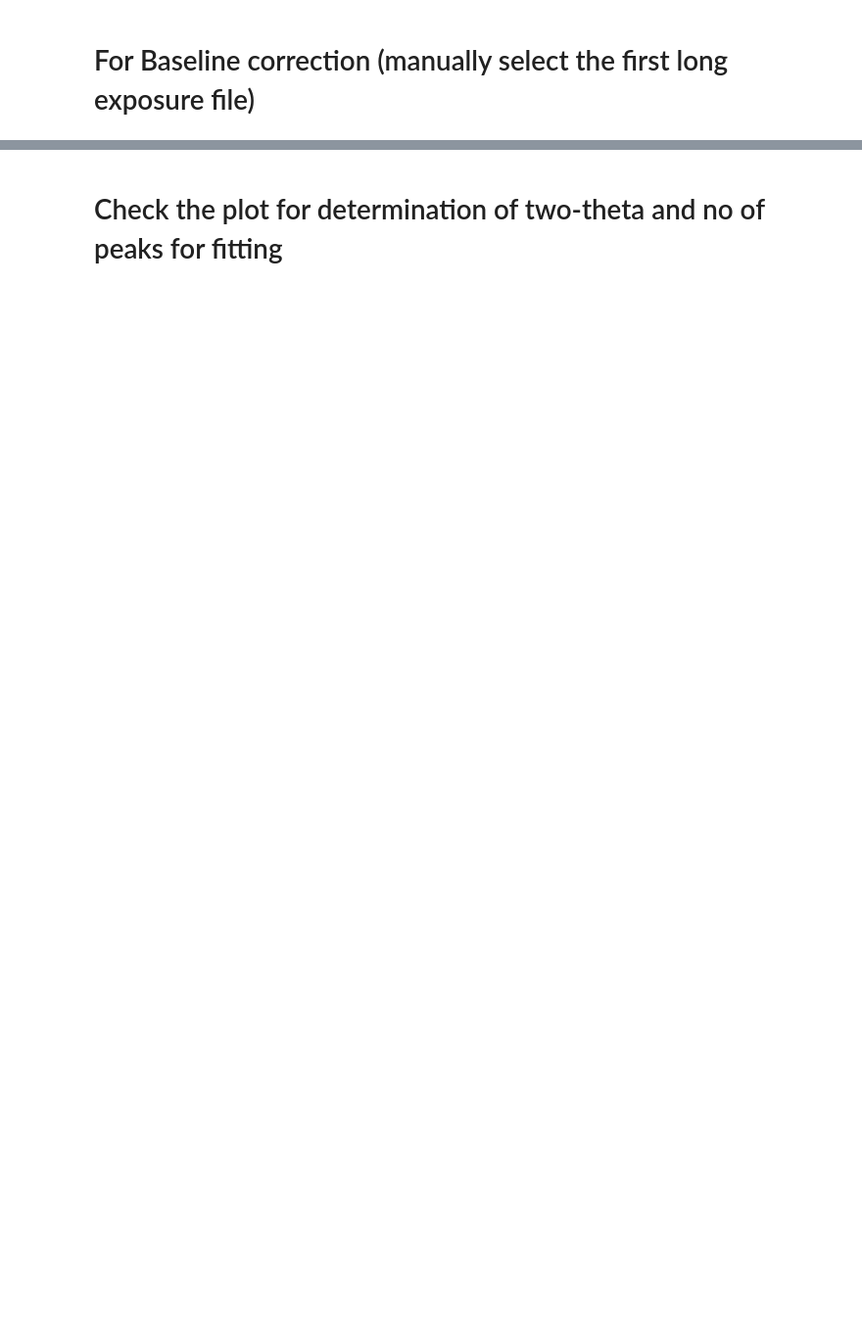
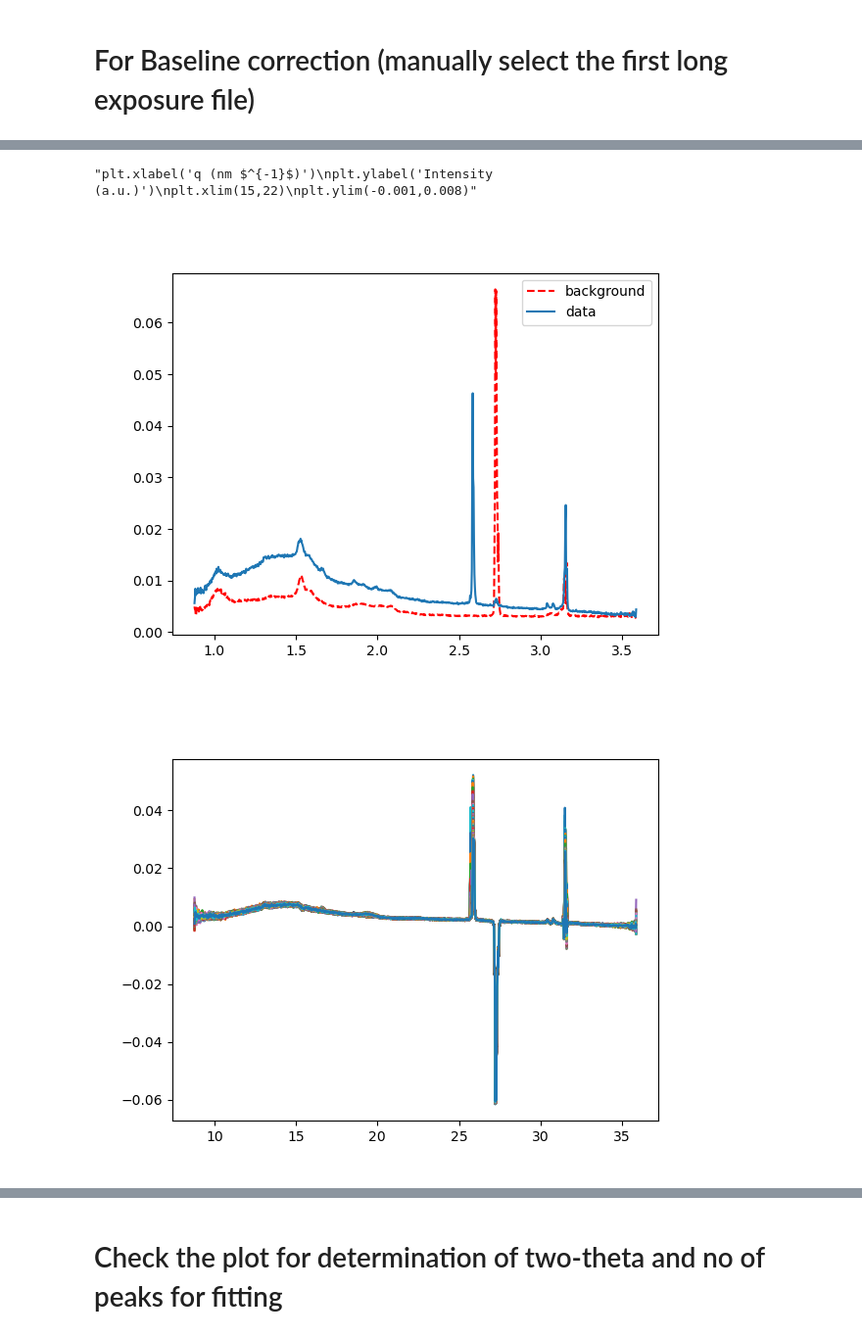
Before and after one commit to PronoyDutta/SAXS_WAXS, a Jupyter notebook: fitting_data.ipynb, the cells around one changed output, grey strips where cells are left out. Shown at 98% size. Cells and saved outputs as stored; diff of their text form; code cells hidden in the pictures; blank space fills up the shorter version.

```diff
--- a/fitting_data.ipynb
+++ b/fitting_data.ipynb
@@ -243,0 +237,73 @@ Reading file: beckground_with_Al_WAXS.dat
+# %%
+plt.figure()
+background_file = glob.glob('*_Al_WAXS.dat')
+
+for input in background_file:
+    a1,a2,background = read_data(input)
+# print(background.iloc[:,0])
+plt.plot(background.iloc[:,0], 1*background.iloc[:,1], 'r--', label = 'background')
+plt.plot(file_dictionary[1].iloc[:,0],file_dictionary[1].iloc[:,1], label = 'data')
+plt.legend()
+plt.figure()
+
+empty_cell_corrected_waxs_files = {}
+
+for ikey in file_dictionary:
+    X_data = 10*file_dictionary[ikey].iloc[:,0] # multipled by 10 to convert from inverse Angstrom to inverse nanometer
+    Y_data = file_dictionary[ikey].iloc[:,1]
+    modified_Y = Y_data - 1* background.iloc[:,1]
+    plt.plot(X_data, modified_Y)
+    df = pd.DataFrame({'X_data': X_data, 'Modified_Y': modified_Y})
+    empty_cell_corrected_waxs_files[ikey] = df
+
+#filter the range for the WAXS
+filtered_X_range_min = np.max(np.where(X_data <= 10))
+filtered_X_range_max = np.max(np.where(X_data <= 25))
+print(empty_cell_corrected_waxs_files[1])
+print(f"filtered position: {filtered_X_range_min}, {filtered_X_range_max}, value: {X_data[filtered_X_range_min]}, {X_data[filtered_X_range_max]}")
+
+                                  # Substract a polynomial over the empty cell corrected files #
+
+
+# Create an average over the first four files for background generation
+for files in range(1,5):
+    if files == 1:
+        x_data = empty_cell_corrected_waxs_files[files].iloc[filtered_X_range_min:filtered_X_range_max,0]
+        y_data = empty_cell_corrected_waxs_files[files].iloc[filtered_X_range_min:filtered_X_range,1]
+    else:
+         x_data += empty_cell_corrected_waxs_files[files].iloc[filtered_X_range_min:filtered_X_range,0]
+         y_data += empty_cell_corrected_waxs_files[files].iloc[filtered_X_range_min:filtered_X_range,1]
+
+# average over the summed data
+x_data = x_data/4
+y_data = y_data/4
+
+plt.figure()
+plt.title("Filtered data range before and after background correction")
+baseline_filter = Baseline(x_data = x_data)
+baseline = baseline_filter.modpoly(y_data, poly_order= 10)[0]
+# print(baseline)
+modified_y = y_data-baseline
+plt.plot(x_data, y_data)
+plt.plot(x_data, baseline)
+plt.plot(x_data, modified_y)
+print(empty_cell_corrected_waxs_files[1].iloc[:,1])
+plt.figure()
+plt.title("Background corrected with empty cell")
+# Create new file dictionary with corrected spectra
+corrected_waxs_files = {}
+for ikey in range(1,4):
+    X_values = empty_cell_corrected_waxs_files[ikey].iloc[filtered_X_range_min:filtered_X_range_max,0]
+    Y_values = empty_cell_corrected_waxs_files[ikey].iloc[filtered_X_range_min:filtered_X_range_max,1]
+    modified_Y = Y_values - baseline
+    plt.plot(X_values, modified_Y)
+    df = pd.DataFrame({'X_data': X_values, 'Modified_Y': modified_Y})
+    corrected_waxs_files[ikey] = df
+
+#Setting graph attributes
+
+"""plt.xlabel('q (nm $^{-1}$)')
+plt.ylabel('Intensity (a.u.)')
+plt.xlim(15,22)
+plt.ylim(-0.001,0.008)"""
+# %% [output]
@@ -243,0 +327,3 @@ Reading file: beckground_with_Al_WAXS.dat
+"plt.xlabel('q (nm $^{-1}$)')\nplt.ylabel('Intensity (a.u.)')\nplt.xlim(15,22)\nplt.ylim(-0.001,0.008)"
+[figure, added]
+[figure, added]
```
Also changed, not shown: parts of 13 cells of this notebook.
